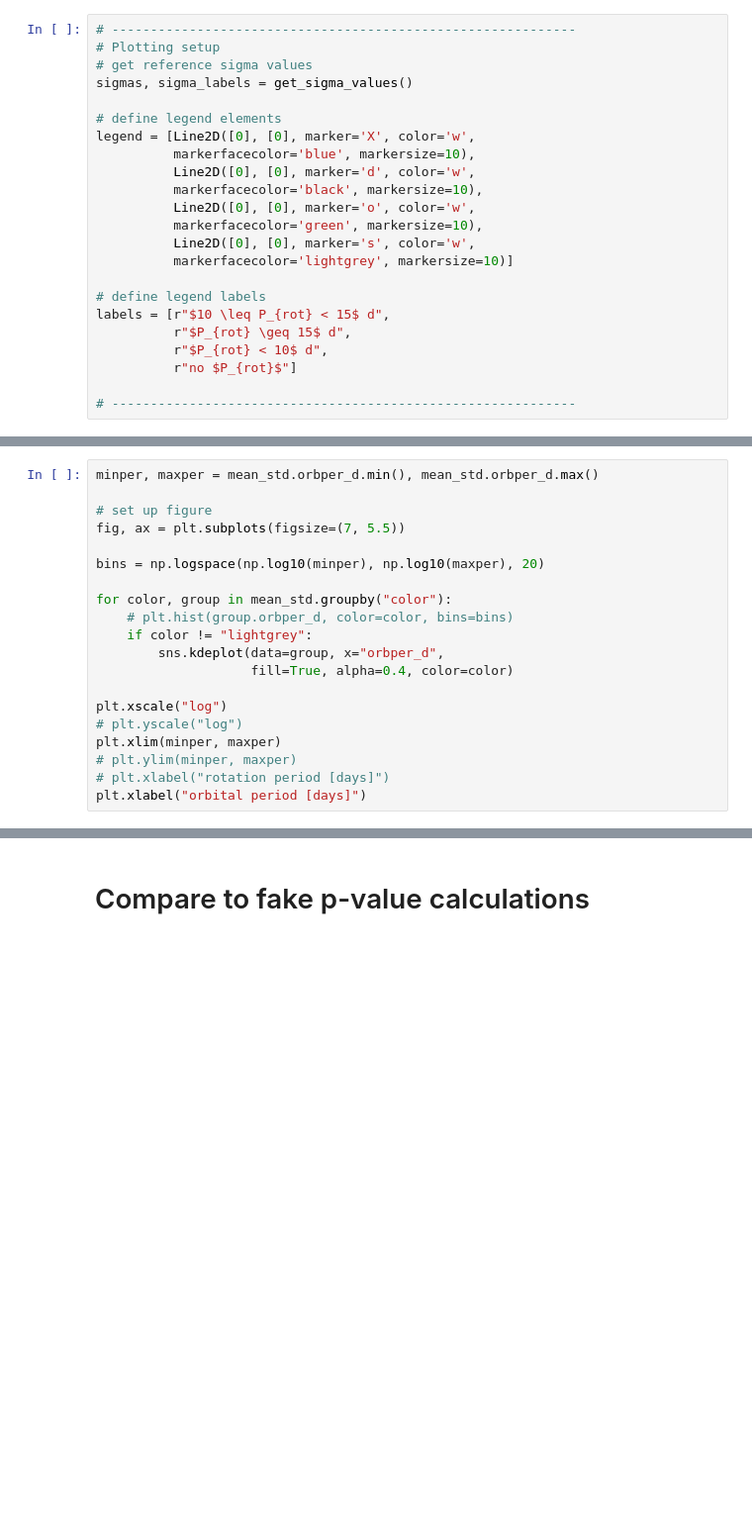
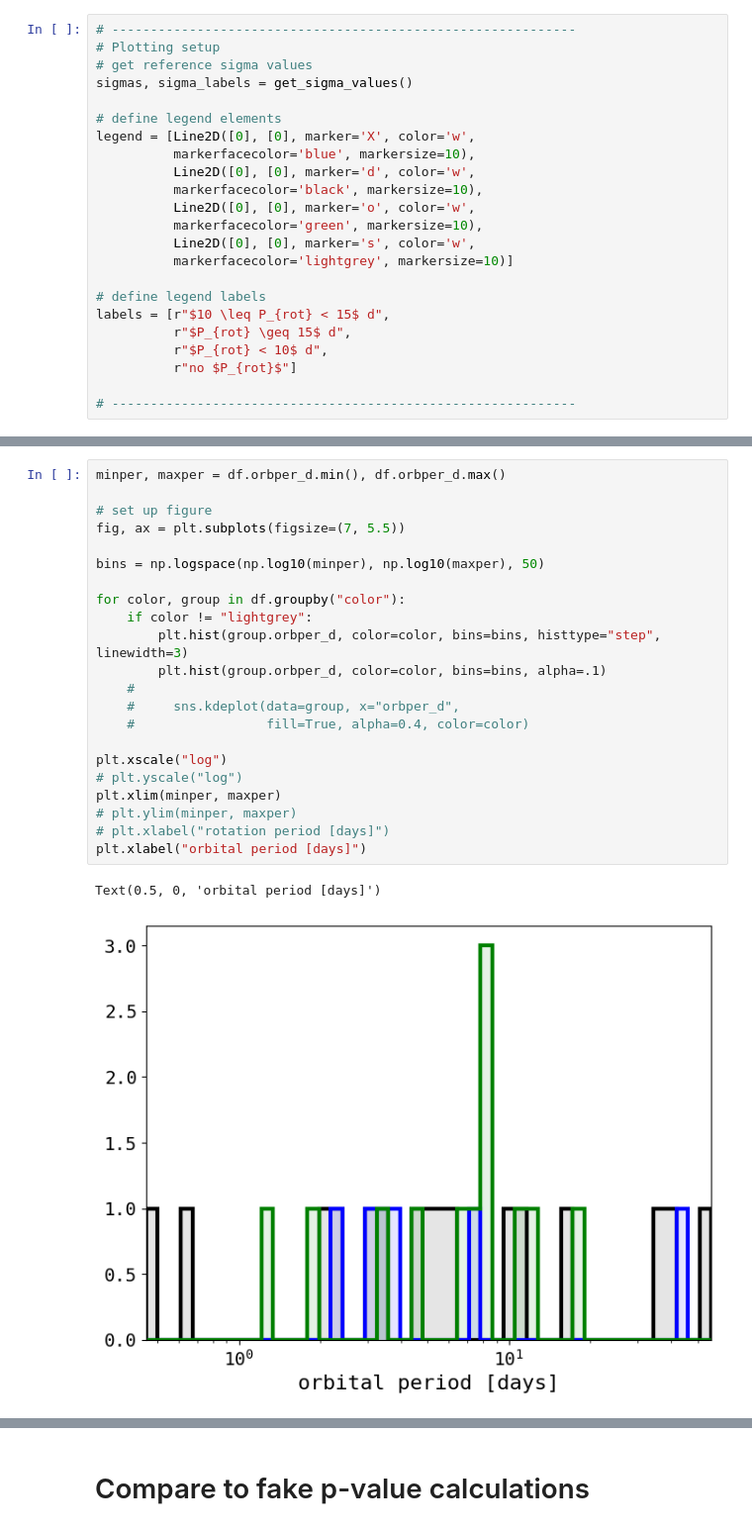
Before and after one commit to ekaterinailin/flaring-spi, a Jupyter notebook: notebooks/_07_stars_vs_adtests.ipynb, the cells around one changed output, grey strips where cells are left out. Shown at 99% size. Cells and saved outputs as stored; diff of their text form; blank space fills up the shorter version.

```diff
--- a/notebooks/_07_stars_vs_adtests.ipynb
+++ b/notebooks/_07_stars_vs_adtests.ipynb
@@ -279,21 +236,26 @@ plt.savefig("../results/plots/2022_11_22_adtests_vs_vrel_kde.png",
 # %%
-minper, maxper = mean_std.orbper_d.min(), mean_std.orbper_d.max()
+minper, maxper = df.orbper_d.min(), df.orbper_d.max()
 
 # set up figure
 fig, ax = plt.subplots(figsize=(7, 5.5))
 
-bins = np.logspace(np.log10(minper), np.log10(maxper), 20)
+bins = np.logspace(np.log10(minper), np.log10(maxper), 50)
 
-for color, group in mean_std.groupby("color"):
-    # plt.hist(group.orbper_d, color=color, bins=bins)
+for color, group in df.groupby("color"):
     if color != "lightgrey":
-        sns.kdeplot(data=group, x="orbper_d",
-                    fill=True, alpha=0.4, color=color)
+        plt.hist(group.orbper_d, color=color, bins=bins, histtype="step", linewidth=3)
+        plt.hist(group.orbper_d, color=color, bins=bins, alpha=.1)
+    #
+    #     sns.kdeplot(data=group, x="orbper_d",
+    #                 fill=True, alpha=0.4, color=color)
 
 plt.xscale("log")
 # plt.yscale("log")
 plt.xlim(minper, maxper)
 # plt.ylim(minper, maxper)
 # plt.xlabel("rotation period [days]")
 plt.xlabel("orbital period [days]")
+# %% [output]
+Text(0.5, 0, 'orbital period [days]')
+[figure, added]
 # %%
```
Also changed, not shown: parts of 14 cells of this notebook, 4 other files.
